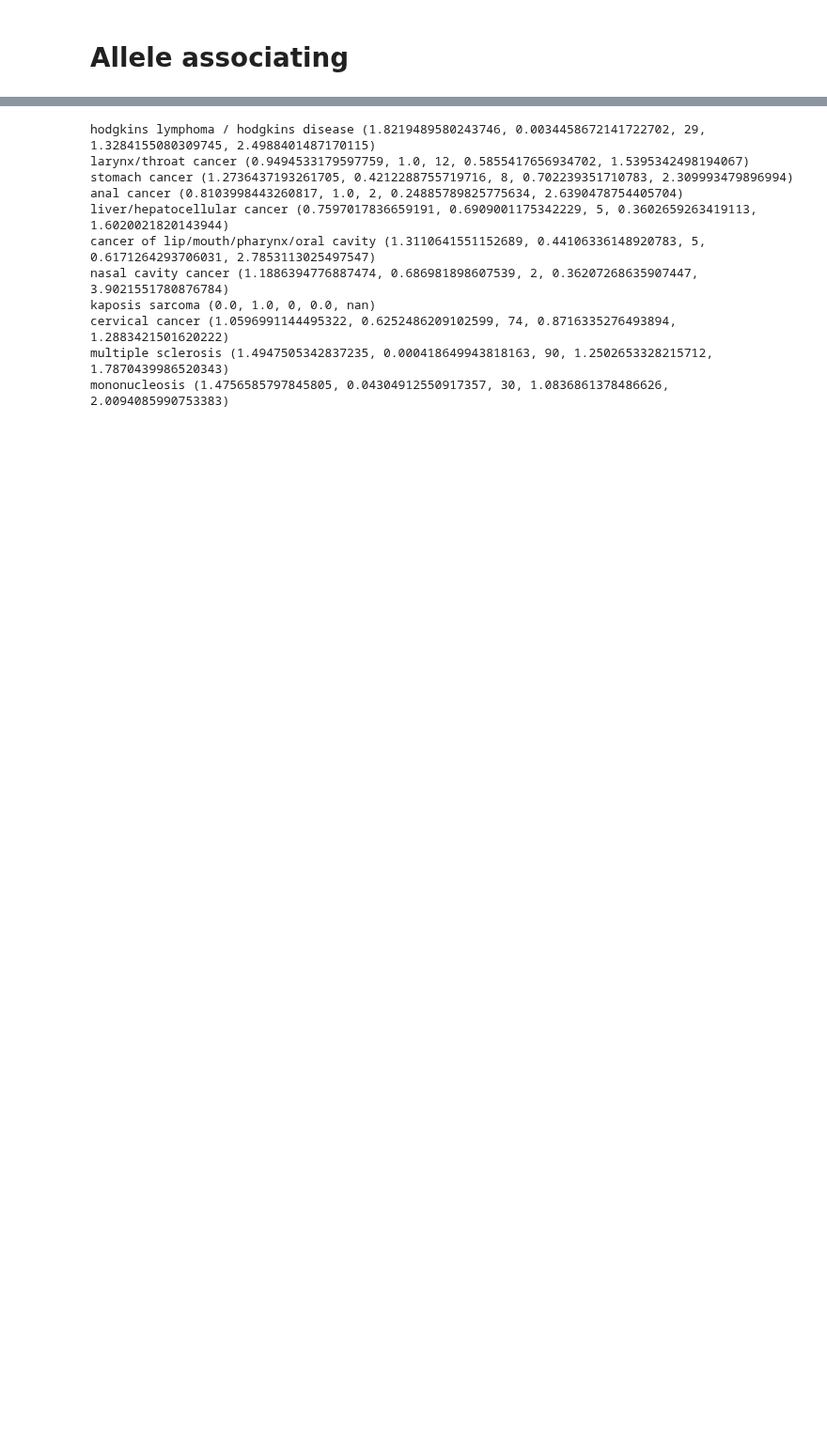
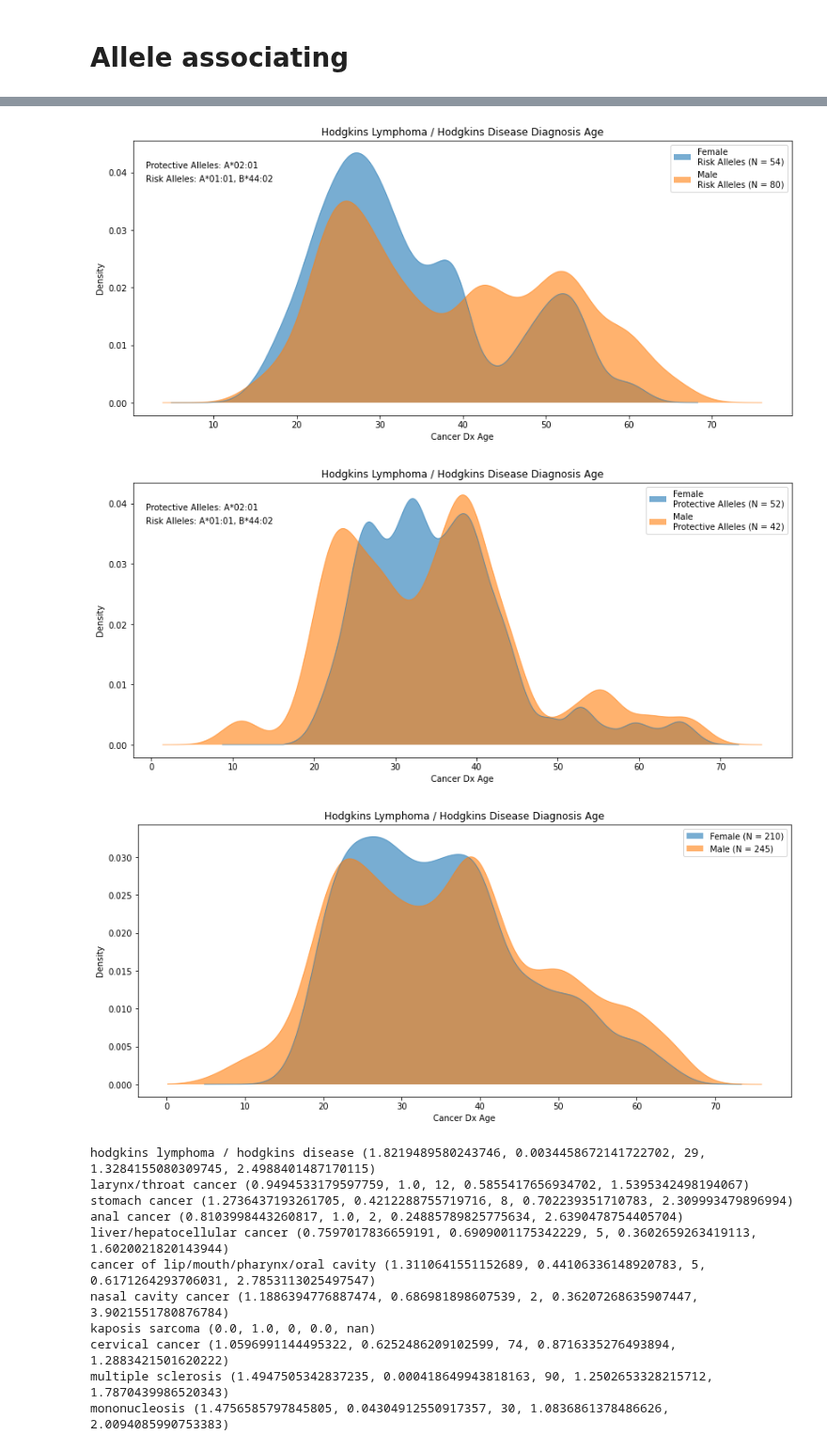
Before and after one commit to cole-khamnei/HLA_genotyping_associations, a Jupyter notebook: notebooks/allele_specific_associations.ipynb, the cells around one changed output, grey strips where cells are left out. Shown at 94% size. Saved outputs shown, nothing was run; the diff lists cells and outputs as text; code cells hidden in the pictures; blank space fills up the shorter version.

```diff
--- a/notebooks/allele_specific_associations.ipynb
+++ b/notebooks/allele_specific_associations.ipynb
@@ -129,3 +232,55 @@ cancers_and_illnesses = cancers + illnesses
+# %%
+sex = biobank_data["sex"] == "Female"
+
+fig, ax = plt.subplots(figsize=(14, 6))
+index = illness_values & has_risk_allele & ~has_protective_allele & sex
+kde_plot(illness_dx_ages[index], clip=[0, None], bw=0.2,
+         ax=ax, label=f"Female\nRisk Alleles (N = {np.count_nonzero(index):,})")
+
+index = illness_values & has_risk_allele & ~has_protective_allele & ~sex
+kde_plot(illness_dx_ages[index], clip=[0, None], bw=0.2,
+         ax=ax, label=f"Male\nRisk Alleles (N = {np.count_nonzero(index):,})")
+ax.set_xlabel("Cancer Dx Age")
+ax.set_ylabel("Density")
+ax.set_title(illness.title() + " Diagnosis Age")
+
+ax.text(0.02, .9, f"Protective Alleles: {', '.join(protective_alleles)}", transform = ax.transAxes)
+ax.text(0.02, .85, f"Risk Alleles: {', '.join(risk_alleles)}", transform = ax.transAxes)
+plt.show()
+
+fig, ax = plt.subplots(figsize=(14, 6))
+index = illness_values & ~has_risk_allele & has_protective_allele & sex
+kde_plot(illness_dx_ages[index], clip=[0, None], bw=0.2,
+         ax=ax, label=f"Female\nProtective Alleles (N = {np.count_nonzero(index):,})")
+
+index = illness_values & ~has_risk_allele & has_protective_allele & ~sex
+kde_plot(illness_dx_ages[index], clip=[0, None], bw=0.2,
+         ax=ax, label=f"Male\nProtective Alleles (N = {np.count_nonzero(index):,})")
+ax.set_xlabel("Cancer Dx Age")
+ax.set_ylabel("Density")
+ax.set_title(illness.title() + " Diagnosis Age")
+
+ax.text(0.02, .9, f"Protective Alleles: {', '.join(protective_alleles)}", transform = ax.transAxes)
+ax.text(0.02, .85, f"Risk Alleles: {', '.join(risk_alleles)}", transform = ax.transAxes)
+plt.show()
+
+
+fig, ax = plt.subplots(figsize=(14, 6))
+index = illness_values & sex
+kde_plot(illness_dx_ages[index], clip=[0, None], bw=0.2,
+         ax=ax, label=f"Female (N = {np.count_nonzero(index):,})")
+
+index = illness_values & ~sex
+kde_plot(illness_dx_ages[index], clip=[0, None], bw=0.2,
+         ax=ax, label=f"Male (N = {np.count_nonzero(index):,})")
+ax.set_xlabel("Cancer Dx Age")
+ax.set_ylabel("Density")
+ax.set_title(illness.title() + " Diagnosis Age")
+plt.show()
+# %% [output]
+[figure, added]
+[figure, added]
+[figure, added]
 # %%
 data = []
 for illness in tqdm(cancers_and_illnesses):
```
Also changed, not shown: parts of 13 cells of this notebook, 8 other files.
